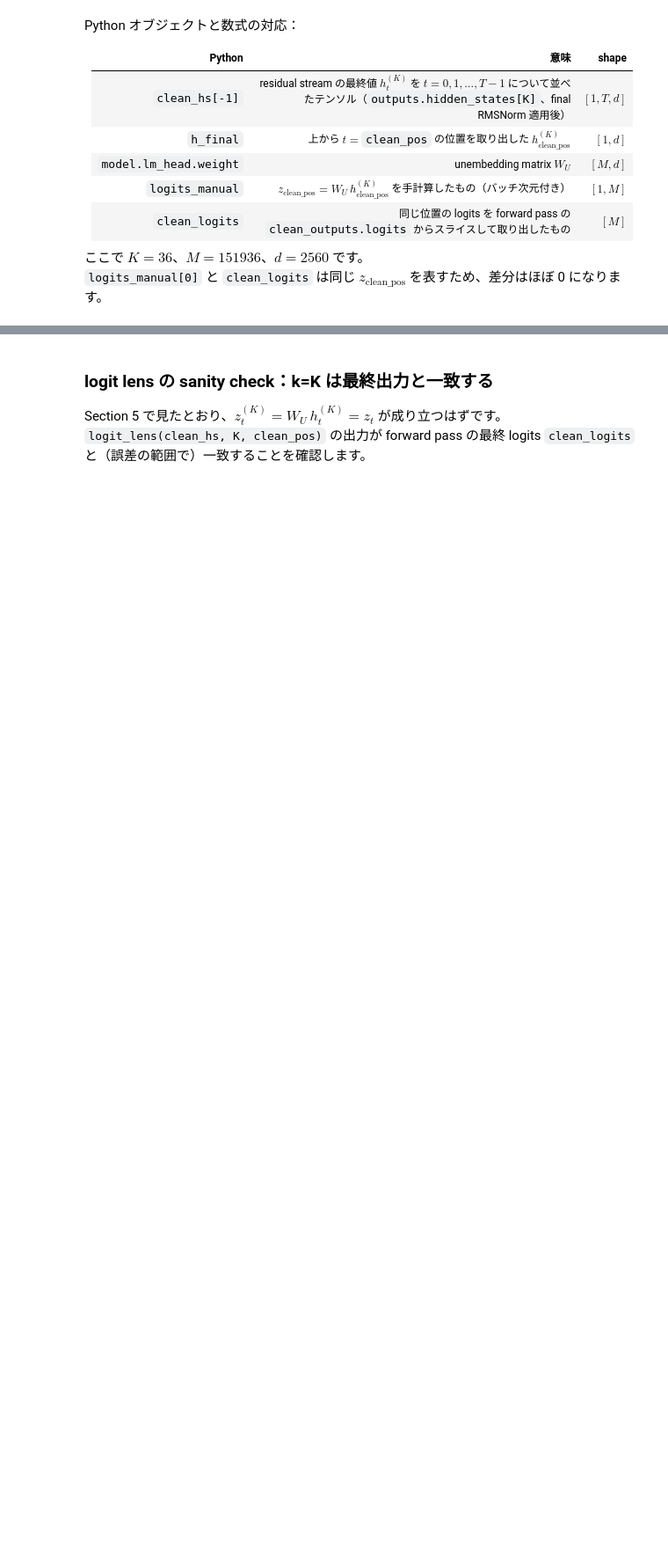
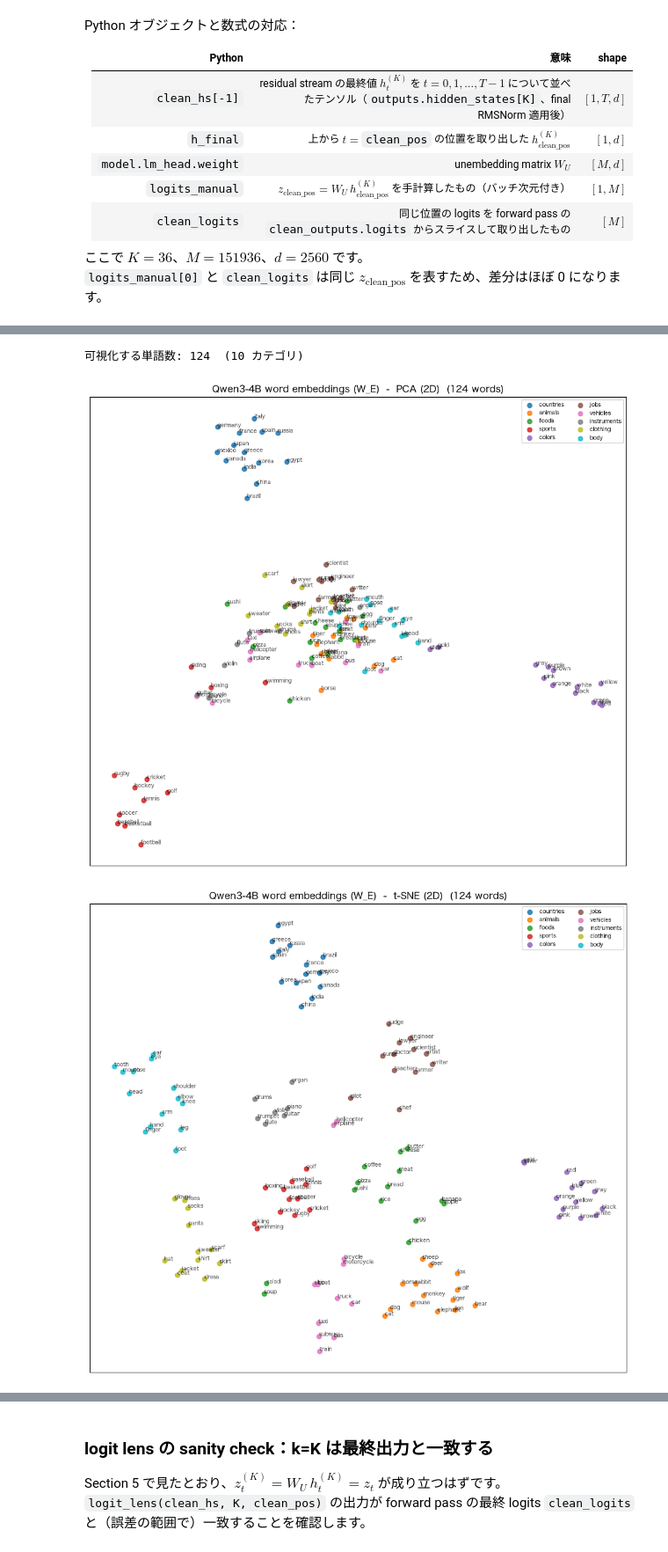
Before and after one commit to shimosan/qwen3_4b_probe, a Jupyter notebook: rendered/02_residual_stream_logit_lens_patching.ipynb, the cells around one changed output, grey strips where cells are left out. Shown at 88% size. Drawn from its saved outputs; the diff is of its cells as text; code cells hidden in the pictures; blank space fills up the shorter version.

```diff
--- a/rendered/02_residual_stream_logit_lens_patching.ipynb
+++ b/rendered/02_residual_stream_logit_lens_patching.ipynb
@@ -674,0 +847,54 @@ max |W_E - W_U| = 0.0000e+00  (same tensor)
+# %%
+# 単語数を増やした版（10 カテゴリ・約 120 語）。同じ W_E で、より多くの単語の意味空間を見る。
+# 上のセルで定義した single_token_id / W_E / np / plt / PCA / TSNE を再利用する。
+BIG_CATEGORIES = {
+    "countries":   ["japan","china","korea","india","france","germany","italy","brazil","canada","russia","spain","egypt","mexico","greece"],
+    "animals":     ["cat","dog","horse","elephant","tiger","rabbit","monkey","lion","wolf","sheep","bear","mouse","fox","deer"],
+    "foods":       ["pizza","sushi","bread","rice","cheese","banana","coffee","apple","soup","salad","meat","egg","chicken","butter"],
+    "sports":      ["soccer","football","basketball","baseball","tennis","golf","hockey","boxing","rugby","cricket","swimming","skiing"],
+    "colors":      ["red","blue","green","yellow","purple","pink","black","white","brown","orange","gray","gold","silver"],
+    "jobs":        ["doctor","teacher","nurse","lawyer","engineer","scientist","farmer","chef","pilot","artist","writer","judge"],
+    "vehicles":    ["car","truck","bus","train","bicycle","motorcycle","airplane","helicopter","boat","ship","taxi","subway"],
+    "instruments": ["piano","guitar","violin","drums","flute","trumpet","cello","harp","clarinet","banjo","organ"],
+    "clothing":    ["shirt","pants","dress","jacket","hat","shoes","socks","coat","sweater","scarf","gloves","skirt"],
+    "body":        ["head","hand","foot","arm","leg","eye","ear","nose","mouth","finger","knee","tooth","shoulder","elbow"],
+}
+
+labels_big, cats_big, vecs_big = [], [], []
+for cat, ws in BIG_CATEGORIES.items():
+    for w in ws:
+        tid = single_token_id(w)
+        if tid is not None:
+            labels_big.append(w); cats_big.append(cat); vecs_big.append(W_E[tid])
+Xb = np.array(vecs_big)
+Xbn = Xb / (np.linalg.norm(Xb, axis=1, keepdims=True) + 1e-8)
+print(f"可視化する単語数: {len(labels_big)}  ({len(BIG_CATEGORIES)} カテゴリ)")
+
+cat_list_big = list(BIG_CATEGORIES.keys())
+palette_big = plt.get_cmap("tab10")
+color_big = {c: palette_big(i % 10) for i, c in enumerate(cat_list_big)}
+
+def scatter_big(emb, name):
+    """多語版のカテゴリ色分け散布図を 1 枚描く（PCA / t-SNE で別々に呼ぶ）。"""
+    fig, ax = plt.subplots(figsize=(10, 9))
+    for c in cat_list_big:
+        idx = [i for i, cc in enumerate(cats_big) if cc == c]
+        ax.scatter(emb[idx, 0], emb[idx, 1], s=36, color=color_big[c], label=c, alpha=0.85)
+    for i, w in enumerate(labels_big):
+        ax.text(emb[i, 0], emb[i, 1], w, fontsize=7, alpha=0.75)
+    ax.set_title(f"Qwen3-4B word embeddings (W_E)  -  {name}  ({len(labels_big)} words)", fontsize=12)
+    ax.set_xticks([]); ax.set_yticks([])
+    ax.legend(fontsize=7, loc="best", ncol=2)
+    fig.tight_layout()
+    fig.savefig(outputs_dir / f"nb02_word_embeddings_big_{'pca' if 'PCA' in name else 'tsne'}.png", dpi=200)
+    plt.show()
+
+# 図1: PCA
+scatter_big(PCA(n_components=2, random_state=0).fit_transform(Xbn), "PCA (2D)")
+
+# 図2: t-SNE
+scatter_big(TSNE(n_components=2, perplexity=15, random_state=0, init="pca").fit_transform(Xbn), "t-SNE (2D)")
+# %% [output]
+可視化する単語数: 124  (10 カテゴリ)
+[figure, added]
+[figure, added]
```
Also changed, not shown: parts of 157 cells of this notebook.
